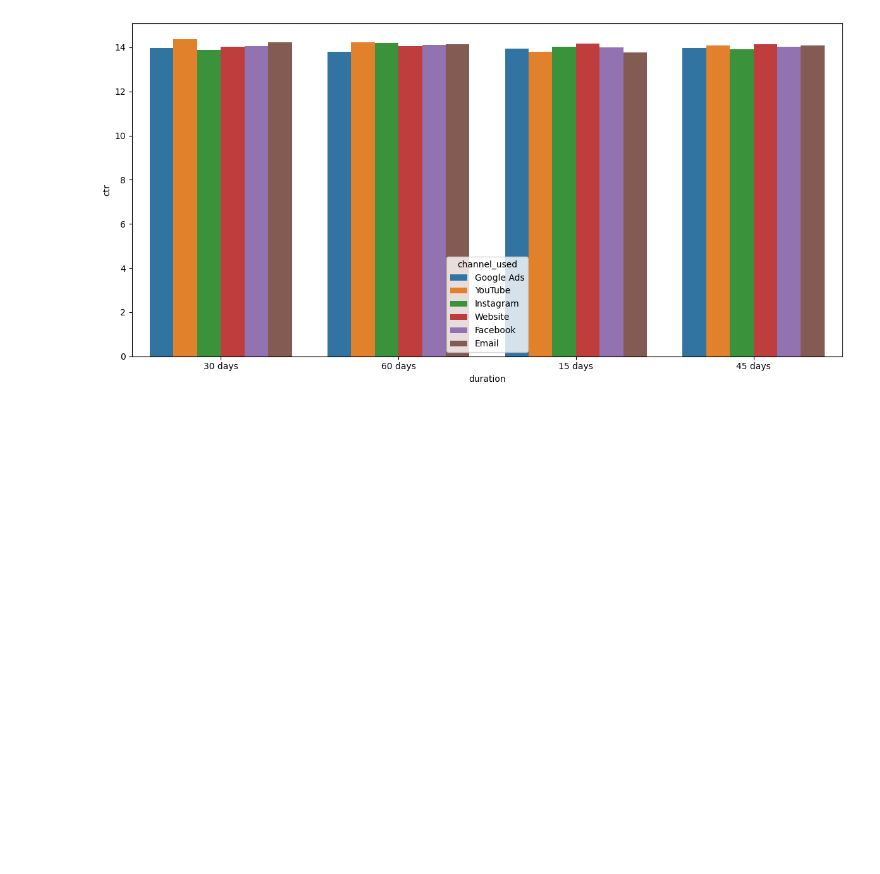
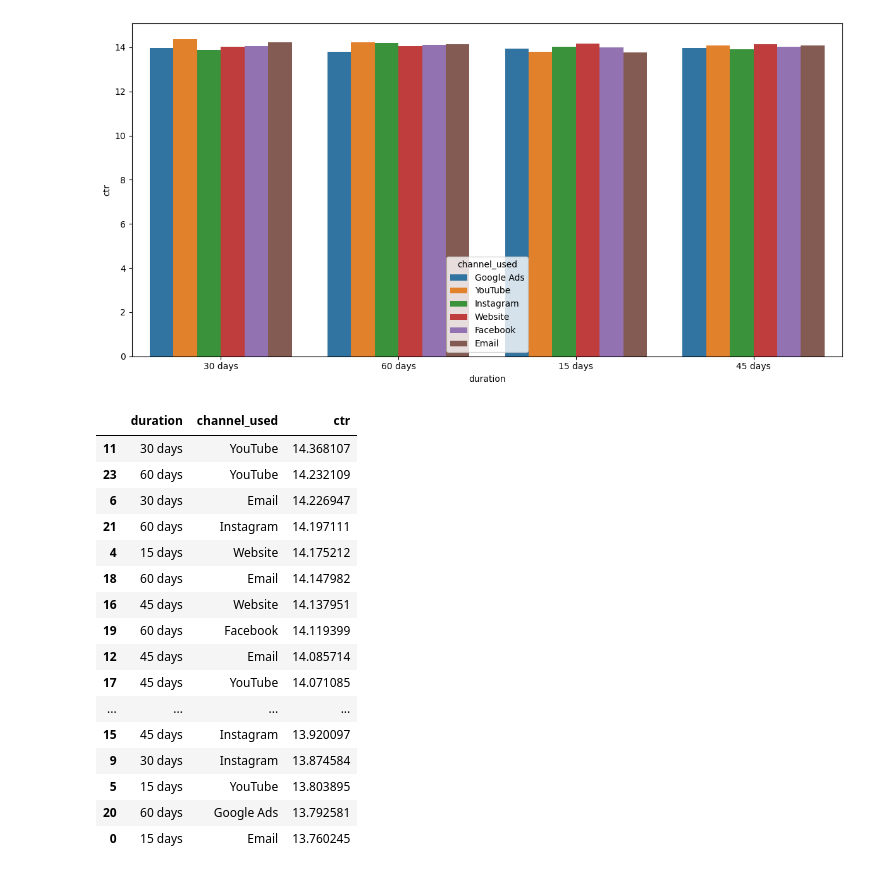
Before and after one commit to AliceDeg/mid_project, a Jupyter notebook: notebooks/EDA_notebook_alice.ipynb, the cells around one changed output. Saved outputs shown, nothing was run; the diff lists cells and outputs as text; code cells hidden in the pictures; blank space fills up the shorter version.

```diff
--- a/notebooks/EDA_notebook_alice.ipynb
+++ b/notebooks/EDA_notebook_alice.ipynb
@@ -609,6 +591,26 @@ plt.tight_layout()
 plt.show()
 # %% [output]
 [figure]
+# %%
+marketing_df.groupby(["duration","channel_used"]).agg({"ctr":"mean"}).reset_index().sort_values(by="ctr", ascending=False)
+# %% [output]
+|  | duration | channel_used | ctr |
+| 11 | 30 days | YouTube | 14.368107 |
+| 23 | 60 days | YouTube | 14.232109 |
+| 6 | 30 days | Email | 14.226947 |
+| 21 | 60 days | Instagram | 14.197111 |
+| 4 | 15 days | Website | 14.175212 |
+| 18 | 60 days | Email | 14.147982 |
+| 16 | 45 days | Website | 14.137951 |
+| 19 | 60 days | Facebook | 14.119399 |
+| 12 | 45 days | Email | 14.085714 |
+| 17 | 45 days | YouTube | 14.071085 |
+| ... | ... | ... | ... |
+| 15 | 45 days | Instagram | 13.920097 |
+| 9 | 30 days | Instagram | 13.874584 |
+| 5 | 15 days | YouTube | 13.803895 |
+| 20 | 60 days | Google Ads | 13.792581 |
+| 0 | 15 days | Email | 13.760245 |
 # %%
 #saving dataframe + additional columns (CTR etc) to local PC
 
```
Also changed, not shown: parts of 12 cells of this notebook.
